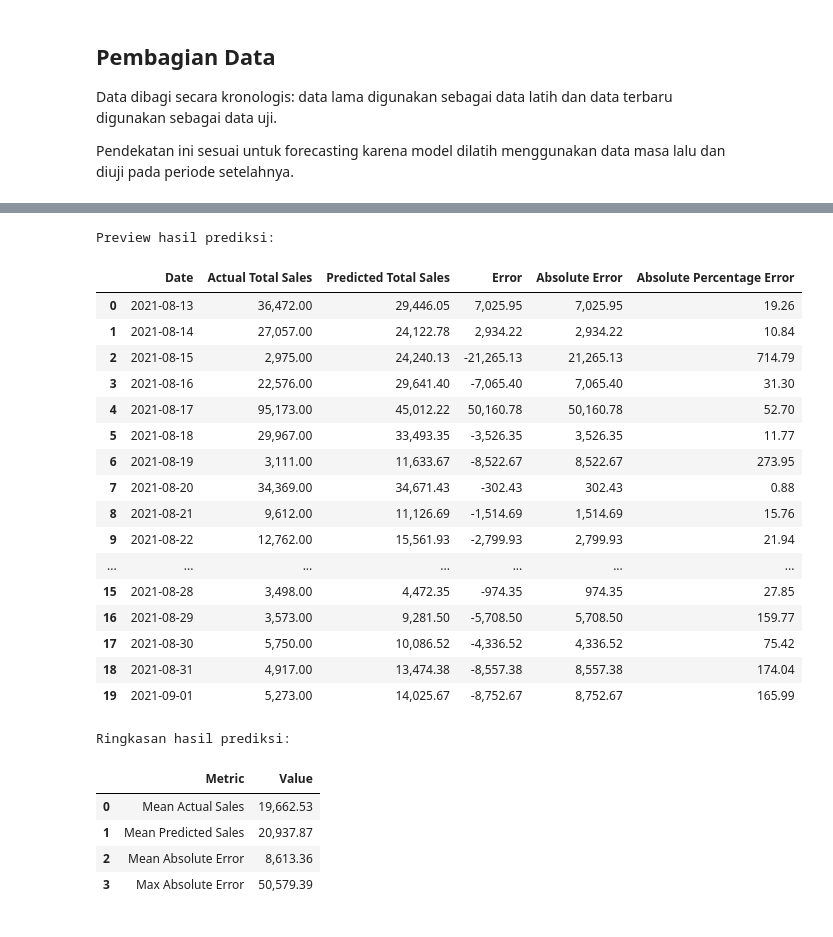
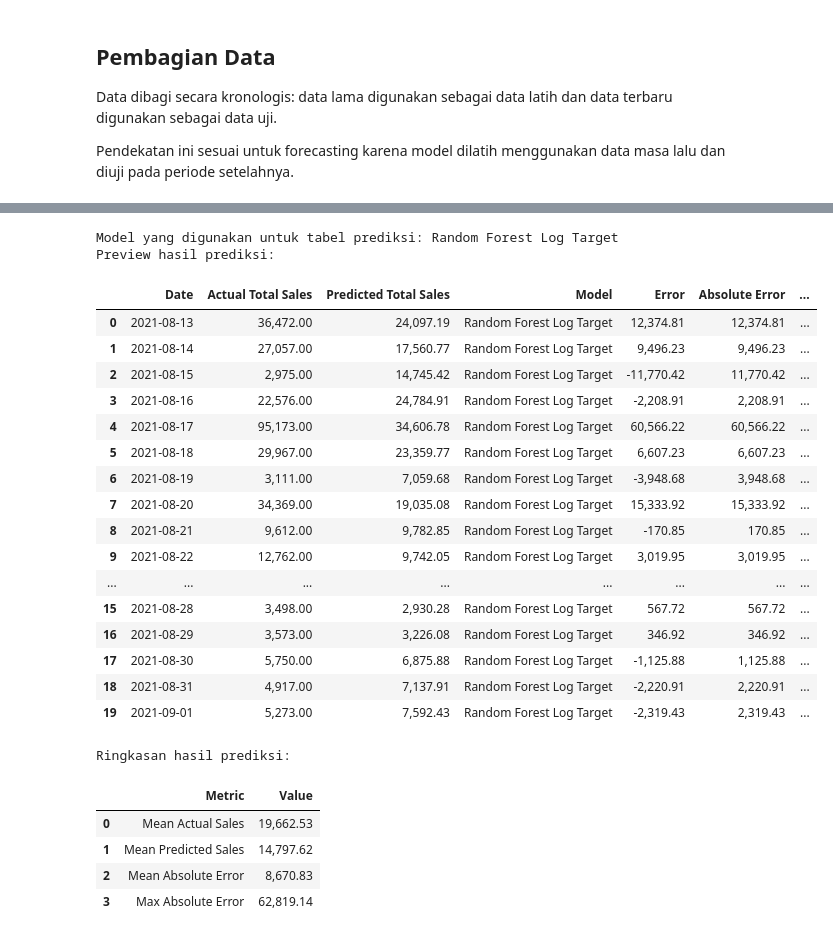
Before and after one commit to albertabayor/uas-peramlan, a Jupyter notebook: UAS_Peramalan_Random_Forest_Forecasting.ipynb, the cells around one changed output, grey strips where cells are left out. Cells and saved outputs as stored; diff of their text form; code cells hidden in the pictures.

```diff
--- a/UAS_Peramalan_Random_Forest_Forecasting.ipynb
+++ b/UAS_Peramalan_Random_Forest_Forecasting.ipynb
@@ -587,57 +671,60 @@ Standar interpretasi MAPE seperti Lewis dapat digunakan sebagai referensi umum,
 # %%
 # Tabel hasil prediksi pada data uji
 prediction_results = pd.DataFrame({
     "Date": dates_test.values,
     "Actual Total Sales": y_test.values,
-    "Predicted Total Sales": rf_pred
+    "Predicted Total Sales": final_pred
 })
 
+prediction_results["Model"] = final_model_name
 prediction_results["Error"] = prediction_results["Actual Total Sales"] - prediction_results["Predicted Total Sales"]
 prediction_results["Absolute Error"] = prediction_results["Error"].abs()
 prediction_results["Absolute Percentage Error"] = np.where(
     prediction_results["Actual Total Sales"] != 0,
     prediction_results["Absolute Error"] / prediction_results["Actual Total Sales"] * 100,
     np.nan
 )
 
+print(f"Model yang digunakan untuk tabel prediksi: {final_model_name}")
 print("Preview hasil prediksi:")
 display(prediction_results.head(20))
 
 print("Ringkasan hasil prediksi:")
 display(pd.DataFrame({
     "Metric": ["Mean Actual Sales", "Mean Predicted Sales", "Mean Absolute Error", "Max Absolute Error"],
     "Value": [
         prediction_results["Actual Total Sales"].mean(),
         prediction_results["Predicted Total Sales"].mean(),
         prediction_results["Absolute Error"].mean(),
         prediction_results["Absolute Error"].max()
     ]
 }))
 # %% [output]
+Model yang digunakan untuk tabel prediksi: Random Forest Log Target
 Preview hasil prediksi:
-|  | Date | Actual Total Sales | Predicted Total Sales | Error | Absolute Error | Absolute Percentage Error |
-| 0 | 2021-08-13 | 36,472.00 | 29,446.05 | 7,025.95 | 7,025.95 | 19.26 |
-| 1 | 2021-08-14 | 27,057.00 | 24,122.78 | 2,934.22 | 2,934.22 | 10.84 |
-| 2 | 2021-08-15 | 2,975.00 | 24,240.13 | -21,265.13 | 21,265.13 | 714.79 |
-| 3 | 2021-08-16 | 22,576.00 | 29,641.40 | -7,065.40 | 7,065.40 | 31.30 |
-| 4 | 2021-08-17 | 95,173.00 | 45,012.22 | 50,160.78 | 50,160.78 | 52.70 |
-| 5 | 2021-08-18 | 29,967.00 | 33,493.35 | -3,526.35 | 3,526.35 | 11.77 |
-| 6 | 2021-08-19 | 3,111.00 | 11,633.67 | -8,522.67 | 8,522.67 | 273.95 |
-| 7 | 2021-08-20 | 34,369.00 | 34,671.43 | -302.43 | 302.43 | 0.88 |
-| 8 | 2021-08-21 | 9,612.00 | 11,126.69 | -1,514.69 | 1,514.69 | 15.76 |
-| 9 | 2021-08-22 | 12,762.00 | 15,561.93 | -2,799.93 | 2,799.93 | 21.94 |
-| ... | ... | ... | ... | ... | ... | ... |
-| 15 | 2021-08-28 | 3,498.00 | 4,472.35 | -974.35 | 974.35 | 27.85 |
-| 16 | 2021-08-29 | 3,573.00 | 9,281.50 | -5,708.50 | 5,708.50 | 159.77 |
-| 17 | 2021-08-30 | 5,750.00 | 10,086.52 | -4,336.52 | 4,336.52 | 75.42 |
-| 18 | 2021-08-31 | 4,917.00 | 13,474.38 | -8,557.38 | 8,557.38 | 174.04 |
-| 19 | 2021-09-01 | 5,273.00 | 14,025.67 | -8,752.67 | 8,752.67 | 165.99 |
+|  | Date | Actual Total Sales | Predicted Total Sales | Model | Error | Absolute Error | ... |
+| 0 | 2021-08-13 | 36,472.00 | 24,097.19 | Random Forest Log Target | 12,374.81 | 12,374.81 | ... |
+| 1 | 2021-08-14 | 27,057.00 | 17,560.77 | Random Forest Log Target | 9,496.23 | 9,496.23 | ... |
+| 2 | 2021-08-15 | 2,975.00 | 14,745.42 | Random Forest Log Target | -11,770.42 | 11,770.42 | ... |
+| 3 | 2021-08-16 | 22,576.00 | 24,784.91 | Random Forest Log Target | -2,208.91 | 2,208.91 | ... |
+| 4 | 2021-08-17 | 95,173.00 | 34,606.78 | Random Forest Log Target | 60,566.22 | 60,566.22 | ... |
+| 5 | 2021-08-18 | 29,967.00 | 23,359.77 | Random Forest Log Target | 6,607.23 | 6,607.23 | ... |
+| 6 | 2021-08-19 | 3,111.00 | 7,059.68 | Random Forest Log Target | -3,948.68 | 3,948.68 | ... |
+| 7 | 2021-08-20 | 34,369.00 | 19,035.08 | Random Forest Log Target | 15,333.92 | 15,333.92 | ... |
+| 8 | 2021-08-21 | 9,612.00 | 9,782.85 | Random Forest Log Target | -170.85 | 170.85 | ... |
+| 9 | 2021-08-22 | 12,762.00 | 9,742.05 | Random Forest Log Target | 3,019.95 | 3,019.95 | ... |
+| ... | ... | ... | ... | ... | ... | ... | ... |
+| 15 | 2021-08-28 | 3,498.00 | 2,930.28 | Random Forest Log Target | 567.72 | 567.72 | ... |
+| 16 | 2021-08-29 | 3,573.00 | 3,226.08 | Random Forest Log Target | 346.92 | 346.92 | ... |
+| 17 | 2021-08-30 | 5,750.00 | 6,875.88 | Random Forest Log Target | -1,125.88 | 1,125.88 | ... |
+| 18 | 2021-08-31 | 4,917.00 | 7,137.91 | Random Forest Log Target | -2,220.91 | 2,220.91 | ... |
+| 19 | 2021-09-01 | 5,273.00 | 7,592.43 | Random Forest Log Target | -2,319.43 | 2,319.43 | ... |
 Ringkasan hasil prediksi:
 |  | Metric | Value |
 | 0 | Mean Actual Sales | 19,662.53 |
-| 1 | Mean Predicted Sales | 20,937.87 |
-| 2 | Mean Absolute Error | 8,613.36 |
-| 3 | Max Absolute Error | 50,579.39 |
+| 1 | Mean Predicted Sales | 14,797.62 |
+| 2 | Mean Absolute Error | 8,670.83 |
+| 3 | Max Absolute Error | 62,819.14 |
 # %% [markdown]
 ## Diagnostik MAPE Tinggi
 
```
Also changed, not shown: parts of 15 cells of this notebook, 5 other files.
